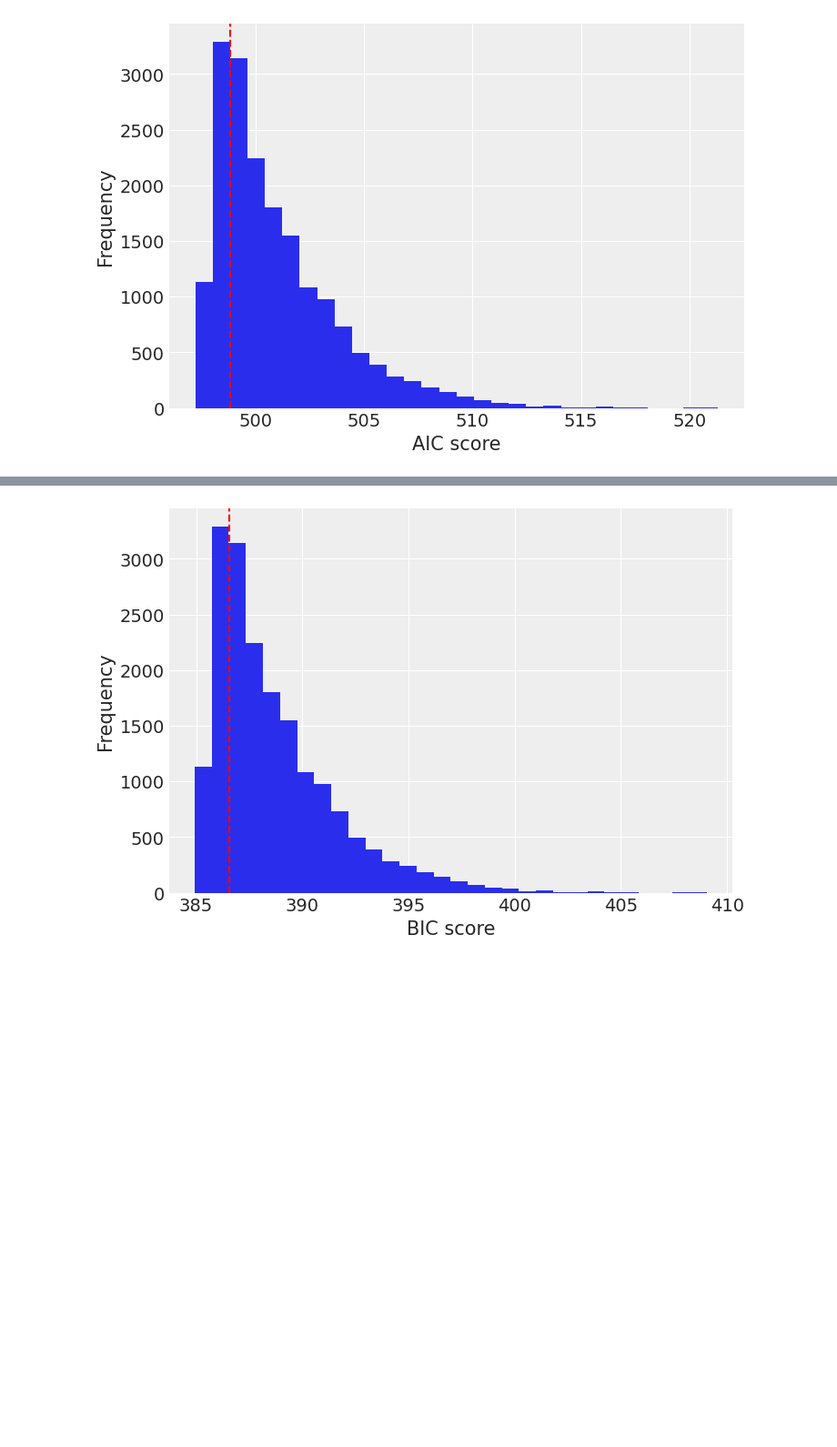
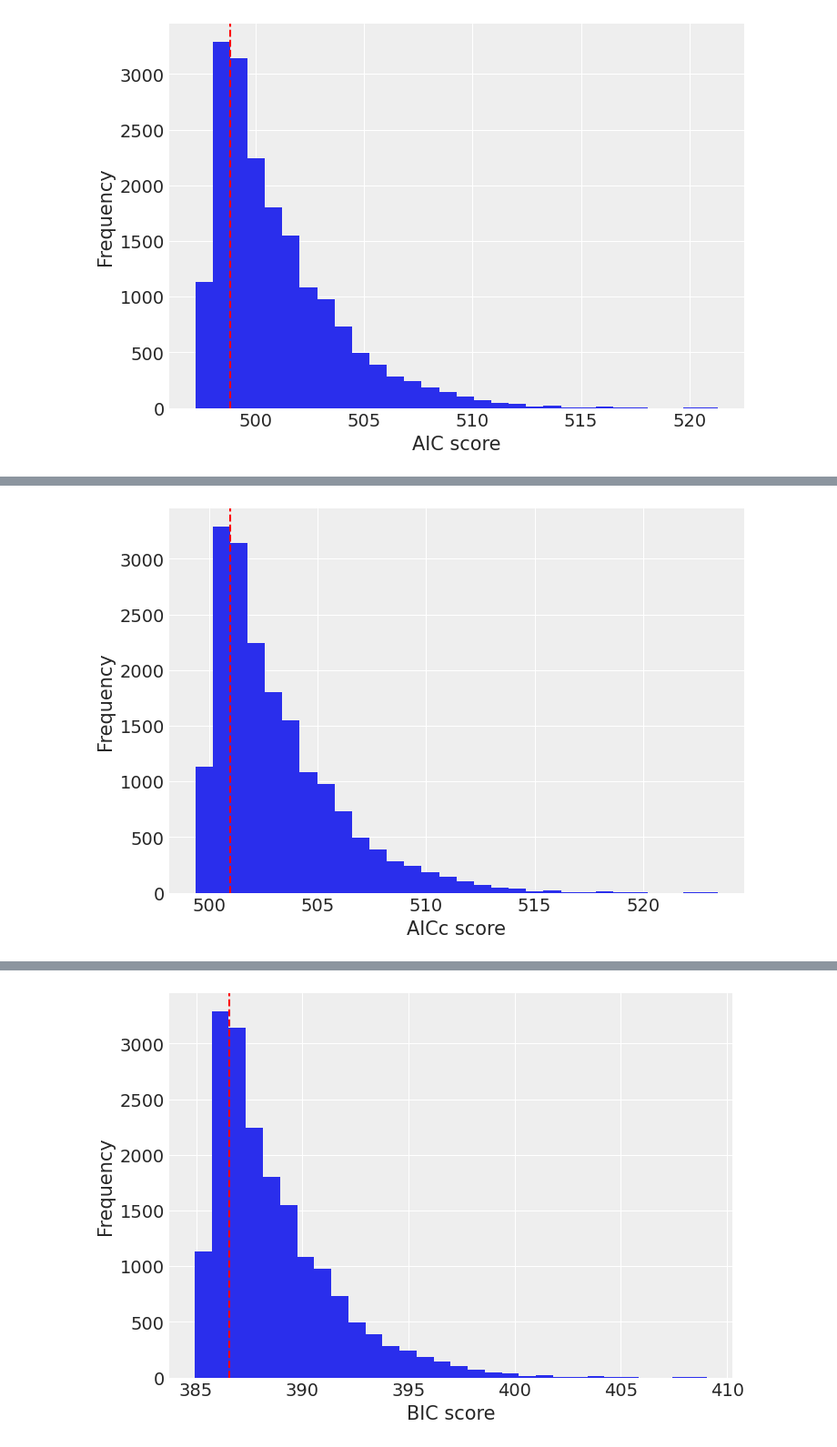
Before and after one commit to volpatto/pdeco, a Jupyter notebook: notebooks/mlda_banksA.ipynb, the cells around one changed output, grey strips where cells are left out. Shown at 91% size. Cells and saved outputs as stored; diff of their text form; code cells hidden in the pictures; blank space fills up the shorter version.

```diff
--- a/notebooks/mlda_banksA.ipynb
+++ b/notebooks/mlda_banksA.ipynb
@@ -2278,6 +2280,31 @@ def calculate_aic_score(trace, rv_model_name, num_of_parameters, observations):
     return aic_scores
 
 
+def calculate_aicc_score(trace, rv_model_name, num_of_parameters, observations):
+    u_observed, v_observed = observations.T
+    k = num_of_parameters
+    n = observations.shape[0]
+    aic_scores = list()
+    progress_bar = tqdm(trace[rv_model_name])
+    for model_realization in progress_bar:
+        progress_bar.set_description(f"Calculating AICc for {rv_model_name}")
+        u_realization, v_realization = model_realization.T
+        u_realization_residual = u_observed - u_realization
+        v_realization_residual = v_observed - v_realization
+        u_residual_sum_of_squares = np.sum(u_realization_residual * u_realization_residual)
+        v_residual_sum_of_squares = np.sum(v_realization_residual * v_realization_residual)
+        total_residual_sum_of_squares = u_residual_sum_of_squares + v_residual_sum_of_squares
+
+        # Information criterion in terms of least-squares error residuals
+        realization_aic_score = 2 * k + n * np.log(total_residual_sum_of_squares)
+        realization_aic_score += 2 * (k * k + k) / (n - k - 1)
+        aic_scores.append(realization_aic_score)
+
+    aic_scores = np.array(aic_scores)
+    return aic_scores
+
+
+
 def calculate_bic_score(trace, rv_model_name, num_of_parameters, observations):
     u_observed, v_observed = observations.T
     k = num_of_parameters
@@ -2311,3 +2356,6 @@ plt.ylabel("Frequency")
 plt.show()
 # %% [output]
 [figure]
+# %%
+aicc_scores = calculate_aicc_score(trace_calibration, 'BKM_model', 5, observations_to_fit)
+aicc_mpv = _scalar_rv_mvp_estimation(aicc_scores)
@@ -2314,3 +2380,12 @@ plt.show()
+# %%
+plt.hist(aicc_scores, bins=30)
+plt.axvline(x=aicc_mpv, color='red', linestyle='--')
+plt.xlabel("AICc score")
+plt.ylabel("Frequency")
+
+plt.show()
+# %% [output]
+[figure, added]
 # %%
 bic_scores = calculate_bic_score(trace_calibration, 'BKM_model', 5, observations_to_fit)
 bic_mpv = _scalar_rv_mvp_estimation(bic_scores)
```
Also changed, not shown: parts of 26 cells of this notebook, 1 other file.
